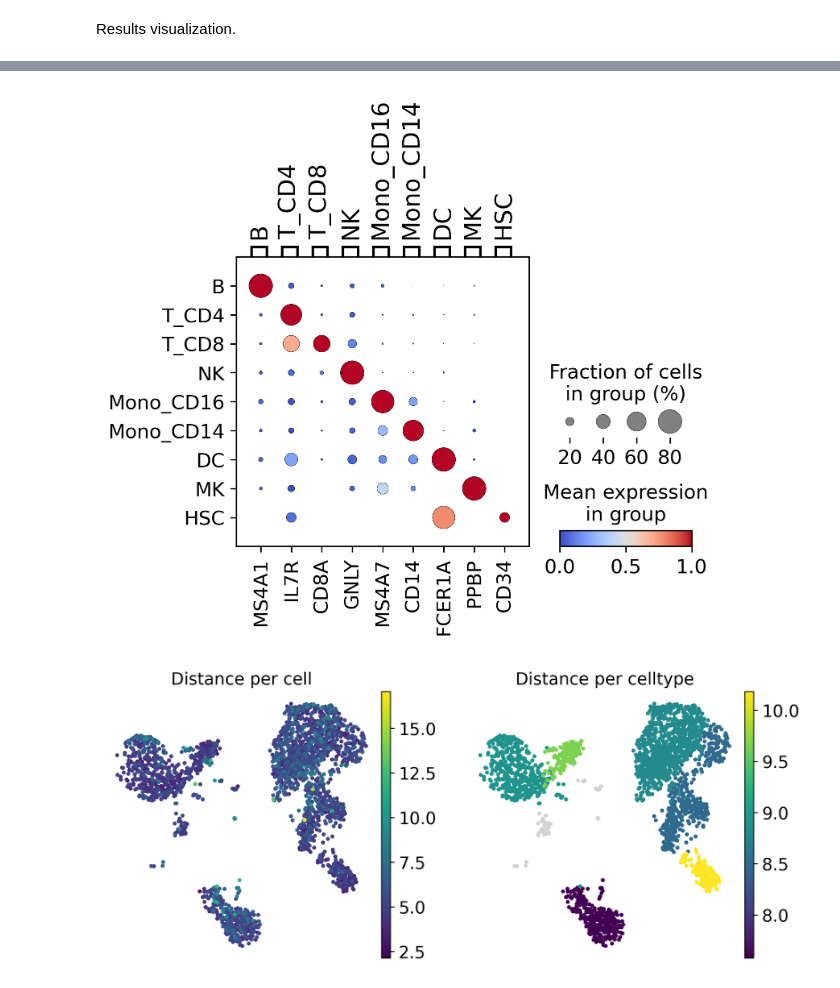
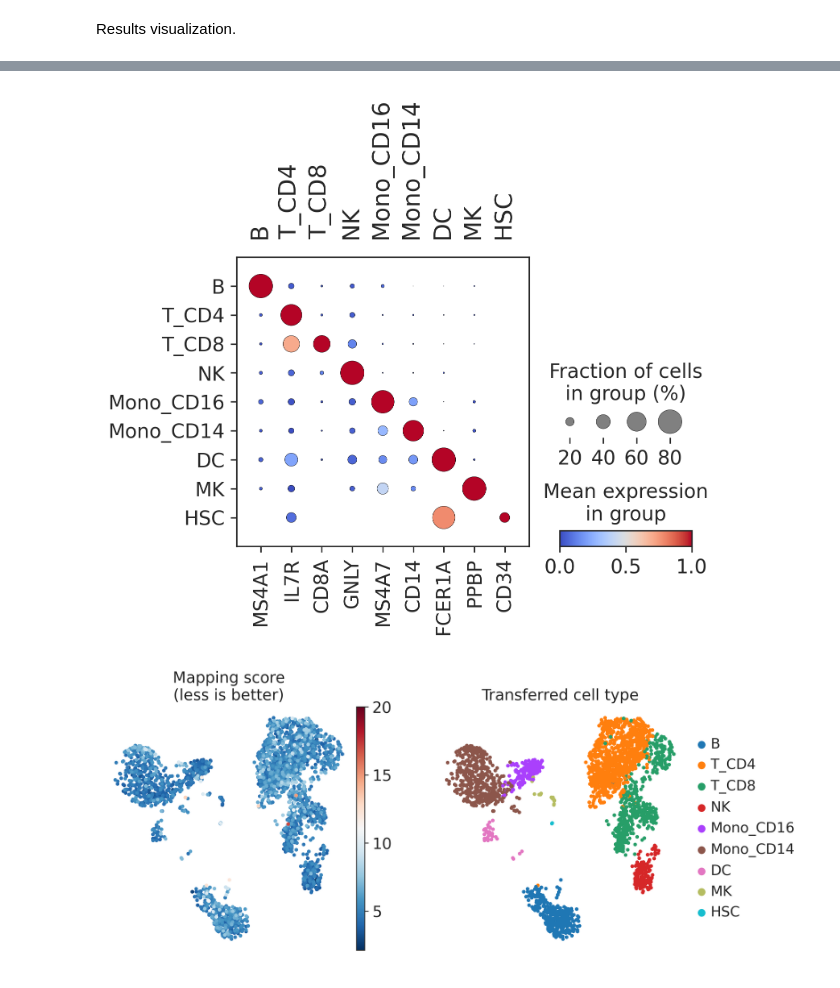
Before and after one commit to potulabe/symphonypy, a Jupyter notebook: notebooks/Symphonypy_precomputed.ipynb, the cells around one changed output, grey strips where cells are left out. Cells and saved outputs as stored; diff of their text form; code cells hidden in the pictures.

```diff
--- a/notebooks/Symphonypy_precomputed.ipynb
+++ b/notebooks/Symphonypy_precomputed.ipynb
@@ -7,8 +7,11 @@
 # %%
+import matplotlib.pyplot as plt
 import symphonypy as sp
 import scanpy as sc
+import seaborn as sns
 
 sc.set_figure_params(dpi=150)
+sns.set_style("ticks")
 # %% [markdown]
 List of available datasets (description is [here](https://zenodo.org/record/7568342#.Y9FTIC8w1qs)):
 1. `sp.datasets.pbmcs_10x_reference()`,
@@ -19,7 +22,7 @@ List of available datasets (description is [here](https://zenodo.org/record/7568
 6. `sp.datasets.inflammatory_atlas()`,
 7. `sp.datasets.TMS()`.
 # %%
-adata_ref = sc.read_h5ad("pbmcs_10x_reference.h5ad")
+adata_ref = sp.datasets.pbmcs_10x_reference()
 sc.pl.umap(
     adata_ref,
     color="cell_type",
@@ -62,2 +64,19 @@ sp.tl.per_cluster_confidence(
+# %%
+# Per cluster mapping score
+def cluster_data(adata, resolution=1):
+  adata = adata.copy()
+  sc.pp.scale(adata, max_value=10)
+  sc.pp.pca(adata, n_comps=30)
+  sc.pp.neighbors(adata)
+  sc.tl.leiden(adata, resolution=resolution)
+  return adata.obs["leiden"]
+
+adata_query.obs["query_leiden"] = cluster_data(adata_query)
+
+sp.tl.per_cluster_confidence(
+    adata_query=adata_query,
+    adata_ref=adata_ref,
+    cluster_key="query_leiden",
+)
 # %% [markdown]
 Results visualization.
@@ -124,13 +141,15 @@ sc.pl.dotplot(
     cmap="coolwarm",
 )
 # %% [output]
-[figure, old version]
+[figure, new version]
 # %%
 sc.pl.umap(
     adata_query,
-    color=['symphony_per_cell_dist', 'symphony_per_cluster_dist'],
+    color=["symphony_per_cell_dist", "cell_type"],
     frameon=False,
-    title=["Distance per cell", "Distance per celltype"]
+    title=["Mapping score\n(less is better)", "Transferred cell type"],
+    vmax=20,
+    cmap="RdBu_r",
 )
 # %% [output]
-[figure, old version]
+[figure, new version]
```
Also changed, not shown: parts of 7 cells of this notebook.
